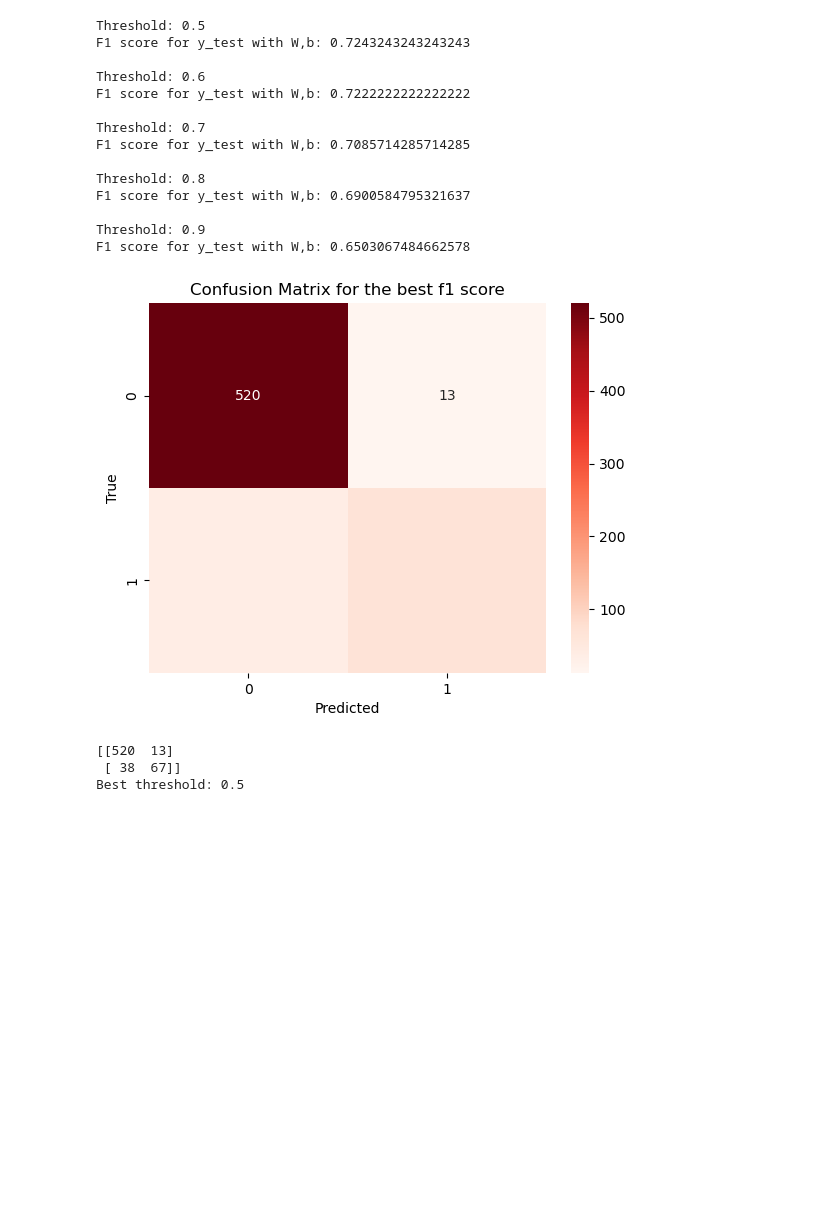
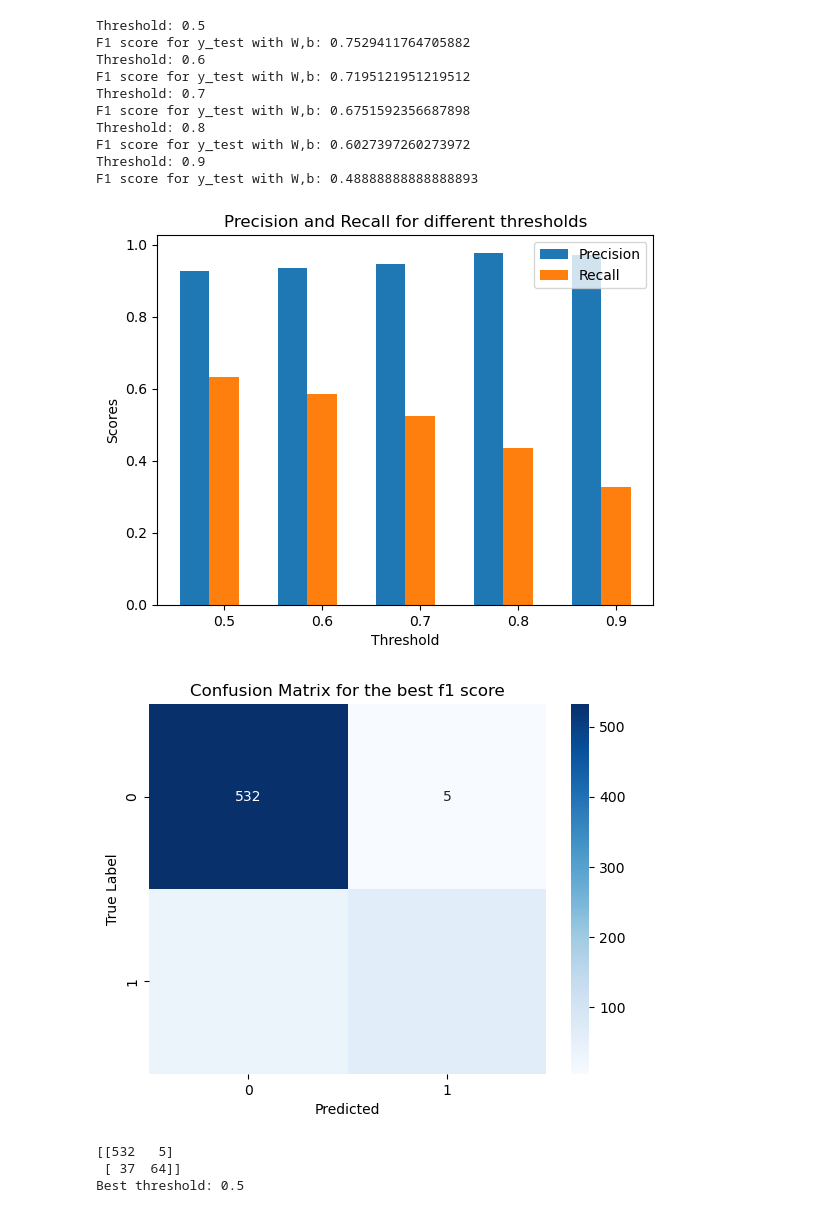
Before and after one commit to hung9988/customer_churn, a Jupyter notebook: neural_network.ipynb, the cells around one changed output. Drawn from its saved outputs; the diff is of its cells as text; code cells hidden in the pictures; blank space fills up the shorter version.

```diff
--- a/neural_network.ipynb
+++ b/neural_network.ipynb
@@ -374,0 +58,13 @@ Validation Loss: 0.078587
+# %%
+import pickle
+
+with open('results.pkl', 'rb') as f:
+    results = pickle.load(f)
+# %%
+from ML_training import forward_propagation,accuracy
+
+W_best = results['W_best']
+b_best = results['b_best']
+best_threshold = results['best_threshold']
+y_pred=forward_propagation(X_test,W_best,b_best)[-1]
+print(f"Test accuracy: {accuracy(y_test,y_pred,best_threshold)}")
@@ -438,53 +160,68 @@ plt.show()
 # %%
 import seaborn as sns
 from sklearn.metrics import confusion_matrix
-from sklearn.metrics import f1_score
+from sklearn.metrics import f1_score,recall_score,precision_score
 
 def predict(X,W,b,threshold):
     return forward_propagation(X,W,b)[-1]>threshold
-best_threshold = -1
+precision_scores = []
+recall_scores = []
+
 best_f1=-1
 threshold_list = [0.5, 0.6, 0.7, 0.8, 0.9]
 for threshold in threshold_list:
     y_pred = predict(X_test, W_best, b_best, threshold)
     cm = confusion_matrix(y_test, y_pred)
     print(f"Threshold: {threshold}")
 
     print(f"F1 score for y_test with W,b: {f1_score(y_test, y_pred)}")
     if f1_score(y_test, y_pred) > best_f1:
         best_f1 = f1_score(y_test, y_pred)
         best_threshold = threshold
         best_y_pred = y_pred
         best_cm = cm
-    print()
-# Assuming y_test is the true labels and y_pred is the predicted labels
-# Calculate the confusion matrix
+    precision = precision_score(y_test, y_pred)
+    recall = recall_score(y_test, y_pred)
+    precision_scores.append(precision)
+    recall_scores.append(recall)
+
+x = np.arange(len(threshold_list))
+
+# Plot bars
+
+plt.bar(x - 0.3, precision_scores, 0.3, label='Precision')
+plt.bar(x, recall_scores, 0.3, label='Recall')
 
 
+plt.xticks(x, threshold_list)
+plt.xlabel('Threshold')
+plt.ylabel('Scores')
+plt.title('Precision and Recall for different thresholds')
+plt.legend()
+
+plt.show()
+
 # Plot the confusion matrix using seaborn
-sns.heatmap(best_cm, annot=True, cmap='Reds', fmt='d')
+sns.heatmap(best_cm, annot=True, cmap='Blues', fmt='d')
 plt.xlabel('Predicted')
-plt.ylabel('True')
+plt.ylabel('True Label')
 plt.title('Confusion Matrix for the best f1 score')
 plt.show()
 print(best_cm)
 print(f"Best threshold: {best_threshold}")
 # %% [output]
 Threshold: 0.5
-F1 score for y_test with W,b: 0.7243243243243243
-
+F1 score for y_test with W,b: 0.7529411764705882
 Threshold: 0.6
-F1 score for y_test with W,b: 0.7222222222222222
-
+F1 score for y_test with W,b: 0.7195121951219512
 Threshold: 0.7
-F1 score for y_test with W,b: 0.7085714285714285
-
+F1 score for y_test with W,b: 0.6751592356687898
 Threshold: 0.8
-F1 score for y_test with W,b: 0.6900584795321637
-
+F1 score for y_test with W,b: 0.6027397260273972
 Threshold: 0.9
-F1 score for y_test with W,b: 0.6503067484662578
+F1 score for y_test with W,b: 0.48888888888888893
-[figure, old version]
+[figure, new version]
+[figure, added]
-[[520  13]
- [ 38  67]]
+[[532   5]
+ [ 37  64]]
 Best threshold: 0.5
```
Also changed, not shown: parts of 12 cells of this notebook, 6 other files.
